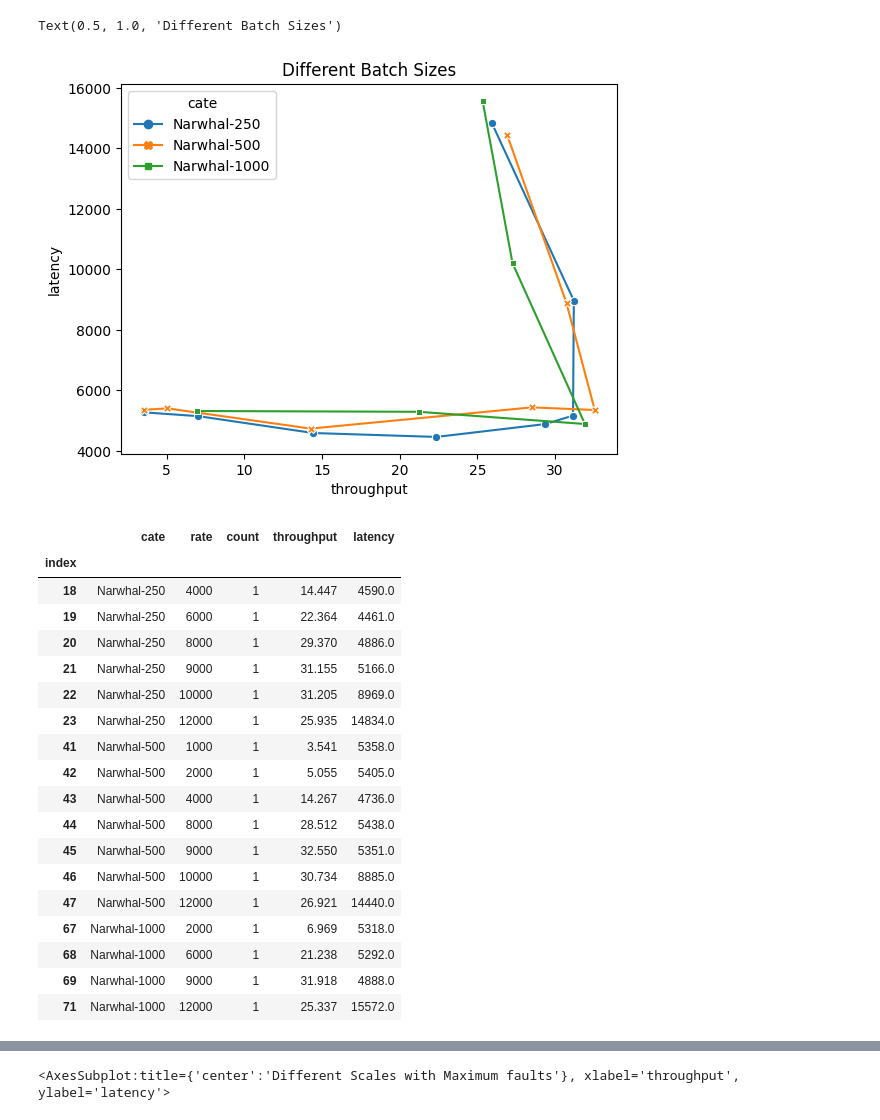
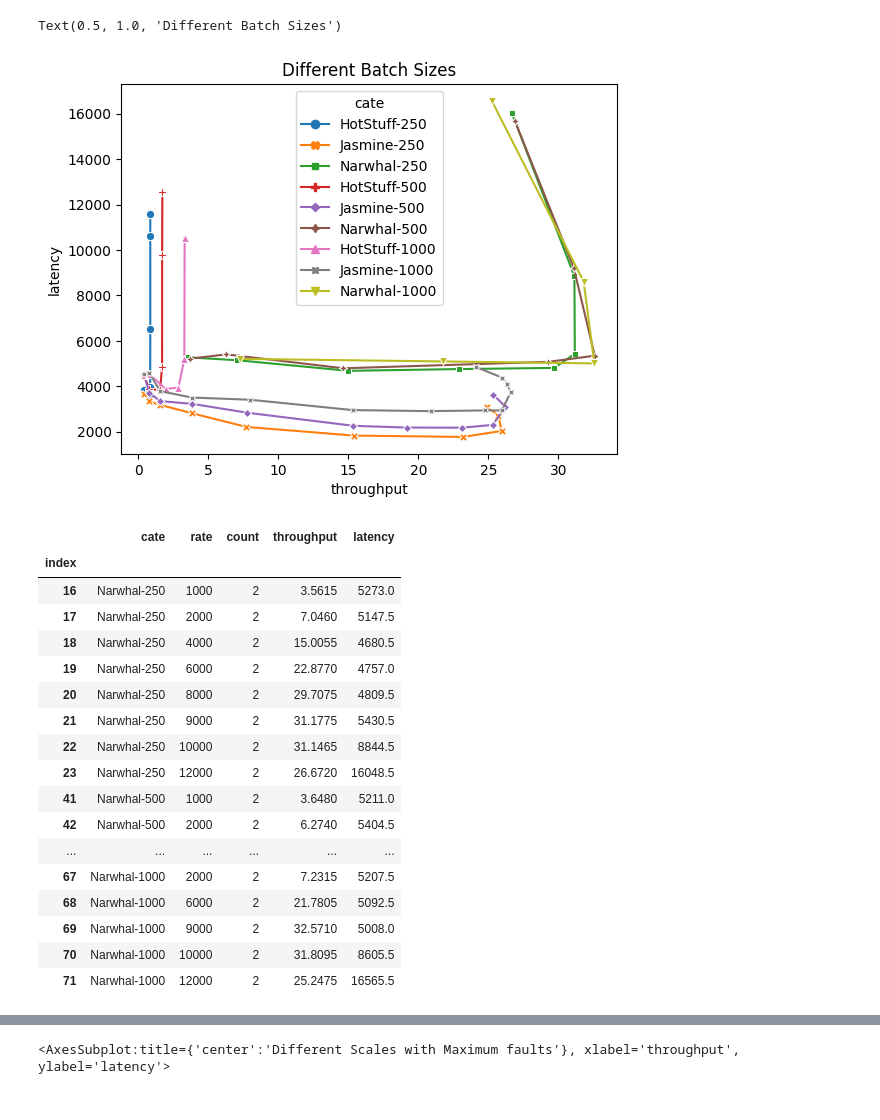
Before and after one commit to fky2015/Jasmine, a Jupyter notebook: data/data_process.ipynb, the cells around one changed output, grey strips where cells are left out. Cells and saved outputs as stored; diff of their text form; code cells hidden in the pictures.

Commit message:
update data.

```diff
--- a/data/data_process.ipynb
+++ b/data/data_process.ipynb
@@ -126,33 +126,32 @@ def save_data(data, base_name, path = "."):
 # %%
 mypath = "./1-plans"
 cate = lambda x: "{consensus}-{batch_size}".format_map(x)
-pic, data = process_dir(mypath, cate=cate, filter_protocol="Narwhal")
+pic, data = process_dir(mypath, cate=cate, filter_protocol="")
 plt.title('Different Batch Sizes')
 # %% [output]
 Text(0.5, 1.0, 'Different Batch Sizes')
-[figure, old version]
+[figure, new version]
 # %%
-data[data["count"] == 1]
+data
 # %% [output]
 |  | cate | rate | count | throughput | latency |
 | index |  |  |  |  |  |
-| 18 | Narwhal-250 | 4000 | 1 | 14.447 | 4590.0 |
-| 19 | Narwhal-250 | 6000 | 1 | 22.364 | 4461.0 |
-| 20 | Narwhal-250 | 8000 | 1 | 29.370 | 4886.0 |
-| 21 | Narwhal-250 | 9000 | 1 | 31.155 | 5166.0 |
-| 22 | Narwhal-250 | 10000 | 1 | 31.205 | 8969.0 |
-| 23 | Narwhal-250 | 12000 | 1 | 25.935 | 14834.0 |
-| 41 | Narwhal-500 | 1000 | 1 | 3.541 | 5358.0 |
-| 42 | Narwhal-500 | 2000 | 1 | 5.055 | 5405.0 |
-| 43 | Narwhal-500 | 4000 | 1 | 14.267 | 4736.0 |
-| 44 | Narwhal-500 | 8000 | 1 | 28.512 | 5438.0 |
-| 45 | Narwhal-500 | 9000 | 1 | 32.550 | 5351.0 |
-| 46 | Narwhal-500 | 10000 | 1 | 30.734 | 8885.0 |
-| 47 | Narwhal-500 | 12000 | 1 | 26.921 | 14440.0 |
-| 67 | Narwhal-1000 | 2000 | 1 | 6.969 | 5318.0 |
-| 68 | Narwhal-1000 | 6000 | 1 | 21.238 | 5292.0 |
-| 69 | Narwhal-1000 | 9000 | 1 | 31.918 | 4888.0 |
-| 71 | Narwhal-1000 | 12000 | 1 | 25.337 | 15572.0 |
+| 16 | Narwhal-250 | 1000 | 2 | 3.5615 | 5273.0 |
+| 17 | Narwhal-250 | 2000 | 2 | 7.0460 | 5147.5 |
+| 18 | Narwhal-250 | 4000 | 2 | 15.0055 | 4680.5 |
+| 19 | Narwhal-250 | 6000 | 2 | 22.8770 | 4757.0 |
+| 20 | Narwhal-250 | 8000 | 2 | 29.7075 | 4809.5 |
+| 21 | Narwhal-250 | 9000 | 2 | 31.1775 | 5430.5 |
+| 22 | Narwhal-250 | 10000 | 2 | 31.1465 | 8844.5 |
+| 23 | Narwhal-250 | 12000 | 2 | 26.6720 | 16048.5 |
+| 41 | Narwhal-500 | 1000 | 2 | 3.6480 | 5211.0 |
+| 42 | Narwhal-500 | 2000 | 2 | 6.2740 | 5404.5 |
+| ... | ... | ... | ... | ... | ... |
+| 67 | Narwhal-1000 | 2000 | 2 | 7.2315 | 5207.5 |
+| 68 | Narwhal-1000 | 6000 | 2 | 21.7805 | 5092.5 |
+| 69 | Narwhal-1000 | 9000 | 2 | 32.5710 | 5008.0 |
+| 70 | Narwhal-1000 | 10000 | 2 | 31.8095 | 8605.5 |
+| 71 | Narwhal-1000 | 12000 | 2 | 25.2475 | 16565.5 |
 # %%
 mypath = "./2-plans"
 cate = lambda x: "{consensus}-{transaction_size}".format_map(x)
```
Also changed, not shown: parts of 2 cells of this notebook, 46 other files.
